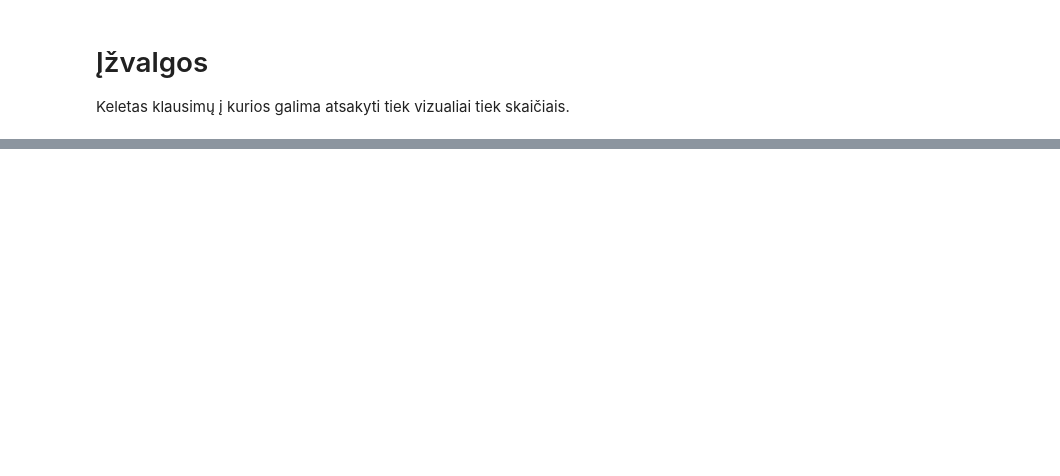
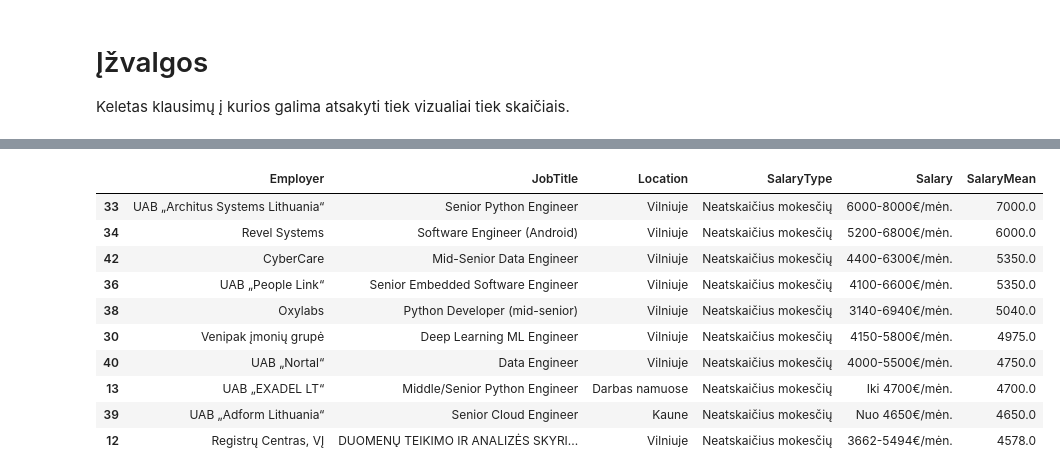
Before and after one commit to TK-Problem/Python-mokymai, a Jupyter notebook: Scripts/cvbankas.ipynb, the cells around one changed output, grey strips where cells are left out. Saved outputs shown, nothing was run; the diff lists cells and outputs as text; code cells hidden in the pictures; blank space fills up the shorter version.

```diff
--- a/Scripts/cvbankas.ipynb
+++ b/Scripts/cvbankas.ipynb
@@ -255,3 +254,25 @@ df_c.sort_values(by="SalaryMean", ascending=False).head(N)[cols]
+# %%
+#@title Top skelbimai su didžiausiais atlyginimais pagal unikalų darbdavį
+
+# top N dižiausius atlyginimus turintys skelbimai
+N = 10 # @param {type:"integer"}
+cols = ['Employer', 'JobTitle', 'Location', 'SalaryType', 'Salary', 'SalaryMean']
+
+# sort and return N largest
+_ = df_c.sort_values(by="SalaryMean", ascending=False).drop_duplicates(subset='Employer', keep="first")
+_.head(N)[cols]
+# %% [output]
+|  | Employer | JobTitle | Location | SalaryType | Salary | SalaryMean |
+| 33 | UAB „Architus Systems Lithuania“ | Senior Python Engineer | Vilniuje | Neatskaičius mokesčių | 6000-8000€/mėn. | 7000.0 |
+| 34 | Revel Systems | Software Engineer (Android) | Vilniuje | Neatskaičius mokesčių | 5200-6800€/mėn. | 6000.0 |
+| 42 | CyberCare | Mid-Senior Data Engineer | Vilniuje | Neatskaičius mokesčių | 4400-6300€/mėn. | 5350.0 |
+| 36 | UAB „People Link“ | Senior Embedded Software Engineer | Vilniuje | Neatskaičius mokesčių | 4100-6600€/mėn. | 5350.0 |
+| 38 | Oxylabs | Python Developer (mid-senior) | Vilniuje | Neatskaičius mokesčių | 3140-6940€/mėn. | 5040.0 |
+| 30 | Venipak įmonių grupė | Deep Learning ML Engineer | Vilniuje | Neatskaičius mokesčių | 4150-5800€/mėn. | 4975.0 |
+| 40 | UAB „Nortal“ | Data Engineer | Vilniuje | Neatskaičius mokesčių | 4000-5500€/mėn. | 4750.0 |
+| 13 | UAB „EXADEL LT“ | Middle/Senior Python Engineer | Darbas namuose | Neatskaičius mokesčių | Iki 4700€/mėn. | 4700.0 |
+| 39 | UAB „Adform Lithuania“ | Senior Cloud Engineer | Kaune | Neatskaičius mokesčių | Nuo 4650€/mėn. | 4650.0 |
+| 12 | Registrų Centras, VĮ | DUOMENŲ TEIKIMO IR ANALIZĖS SKYRI... | Vilniuje | Neatskaičius mokesčių | 3662-5494€/mėn. | 4578.0 |
 # %%
 #@title Žodžių debesis
 
```
Also changed, not shown: parts of 7 cells of this notebook.
